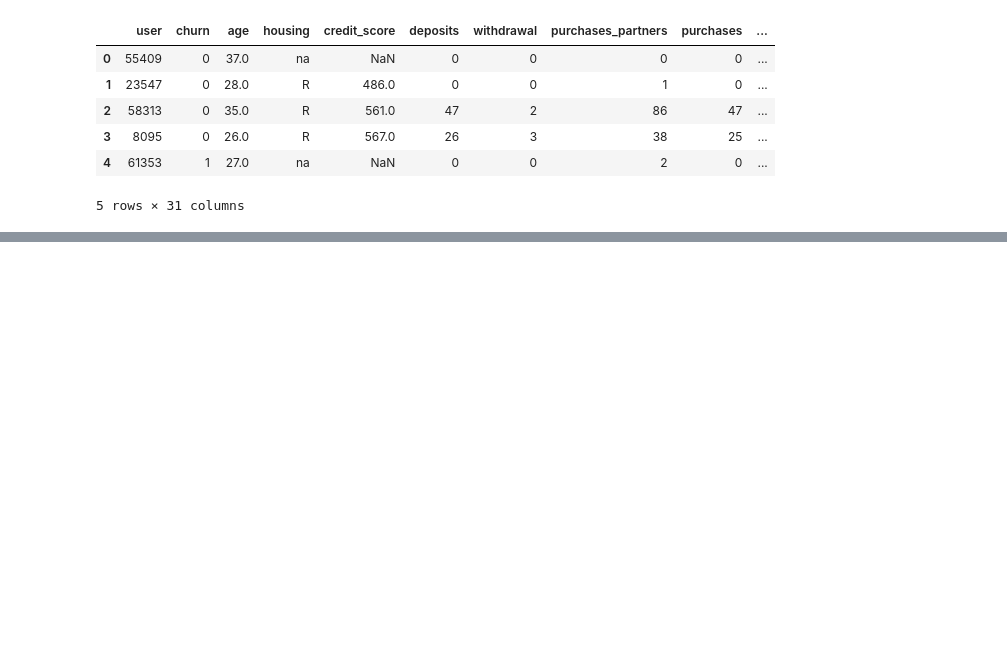
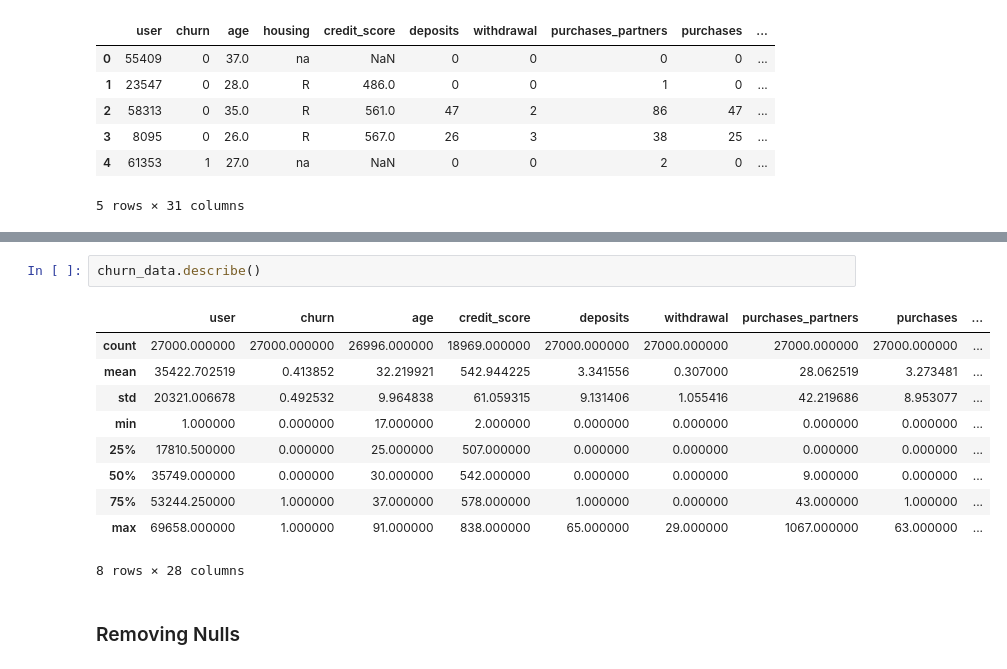
Before and after one commit to dsteven12/minimizing_churn_rate, a Jupyter notebook: churn_notebook.ipynb, the cells around one changed output, grey strips where cells are left out. Drawn from its saved outputs; the diff is of its cells as text; blank space fills up the shorter version.

```diff
--- a/churn_notebook.ipynb
+++ b/churn_notebook.ipynb
@@ -37,0 +62,15 @@ new_churn_data.head()
+# %%
+churn_data.describe()
+# %% [output]
+|  | user | churn | age | credit_score | deposits | withdrawal | purchases_partners | purchases | ... |
+| count | 27000.000000 | 27000.000000 | 26996.000000 | 18969.000000 | 27000.000000 | 27000.000000 | 27000.000000 | 27000.000000 | ... |
+| mean | 35422.702519 | 0.413852 | 32.219921 | 542.944225 | 3.341556 | 0.307000 | 28.062519 | 3.273481 | ... |
+| std | 20321.006678 | 0.492532 | 9.964838 | 61.059315 | 9.131406 | 1.055416 | 42.219686 | 8.953077 | ... |
+| min | 1.000000 | 0.000000 | 17.000000 | 2.000000 | 0.000000 | 0.000000 | 0.000000 | 0.000000 | ... |
+| 25% | 17810.500000 | 0.000000 | 25.000000 | 507.000000 | 0.000000 | 0.000000 | 0.000000 | 0.000000 | ... |
+| 50% | 35749.000000 | 0.000000 | 30.000000 | 542.000000 | 0.000000 | 0.000000 | 9.000000 | 0.000000 | ... |
+| 75% | 53244.250000 | 1.000000 | 37.000000 | 578.000000 | 1.000000 | 0.000000 | 43.000000 | 1.000000 | ... |
+| max | 69658.000000 | 1.000000 | 91.000000 | 838.000000 | 65.000000 | 29.000000 | 1067.000000 | 63.000000 | ... |
+8 rows × 28 columns
+# %% [markdown]
+### Removing Nulls
```
Also changed, not shown: parts of 12 cells of this notebook.
